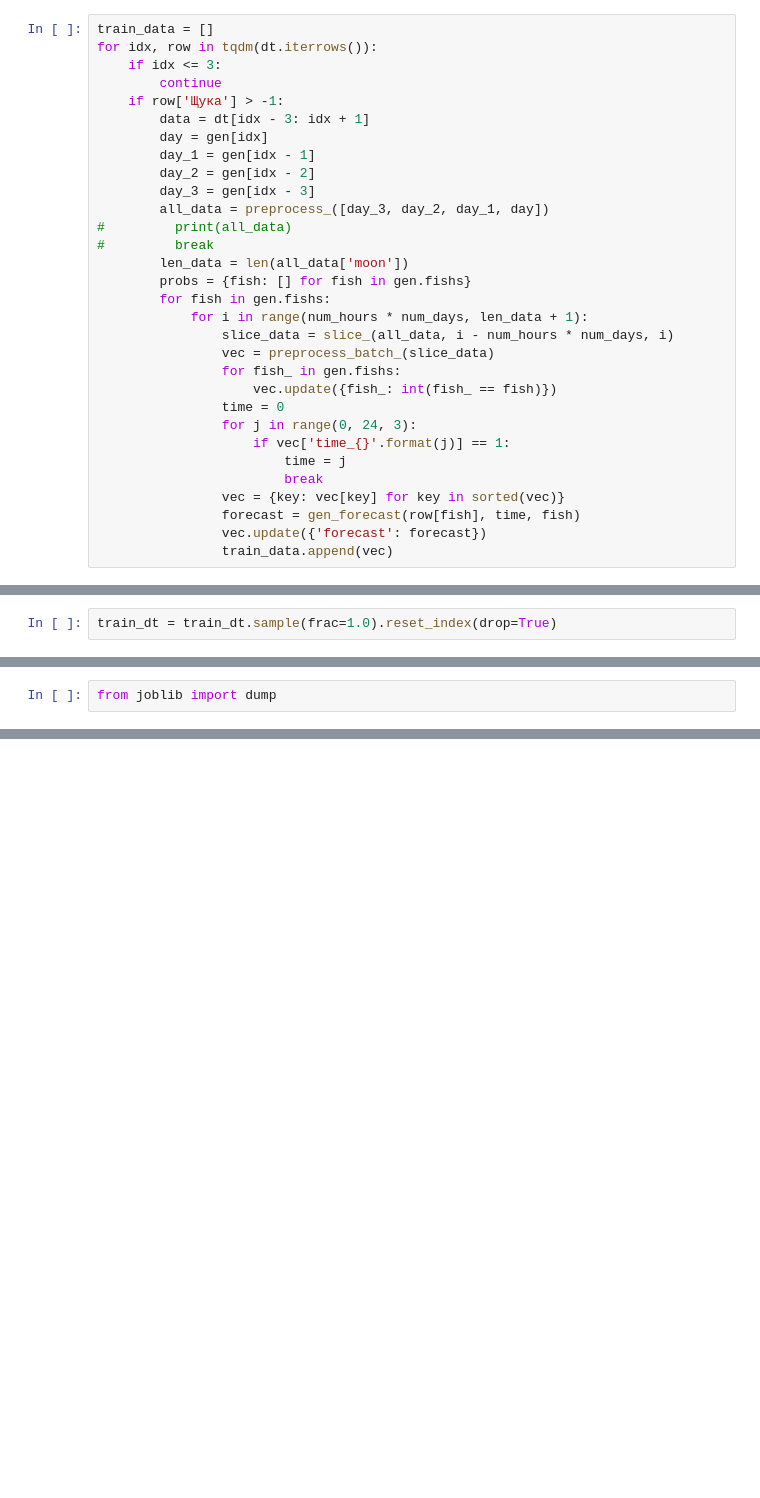
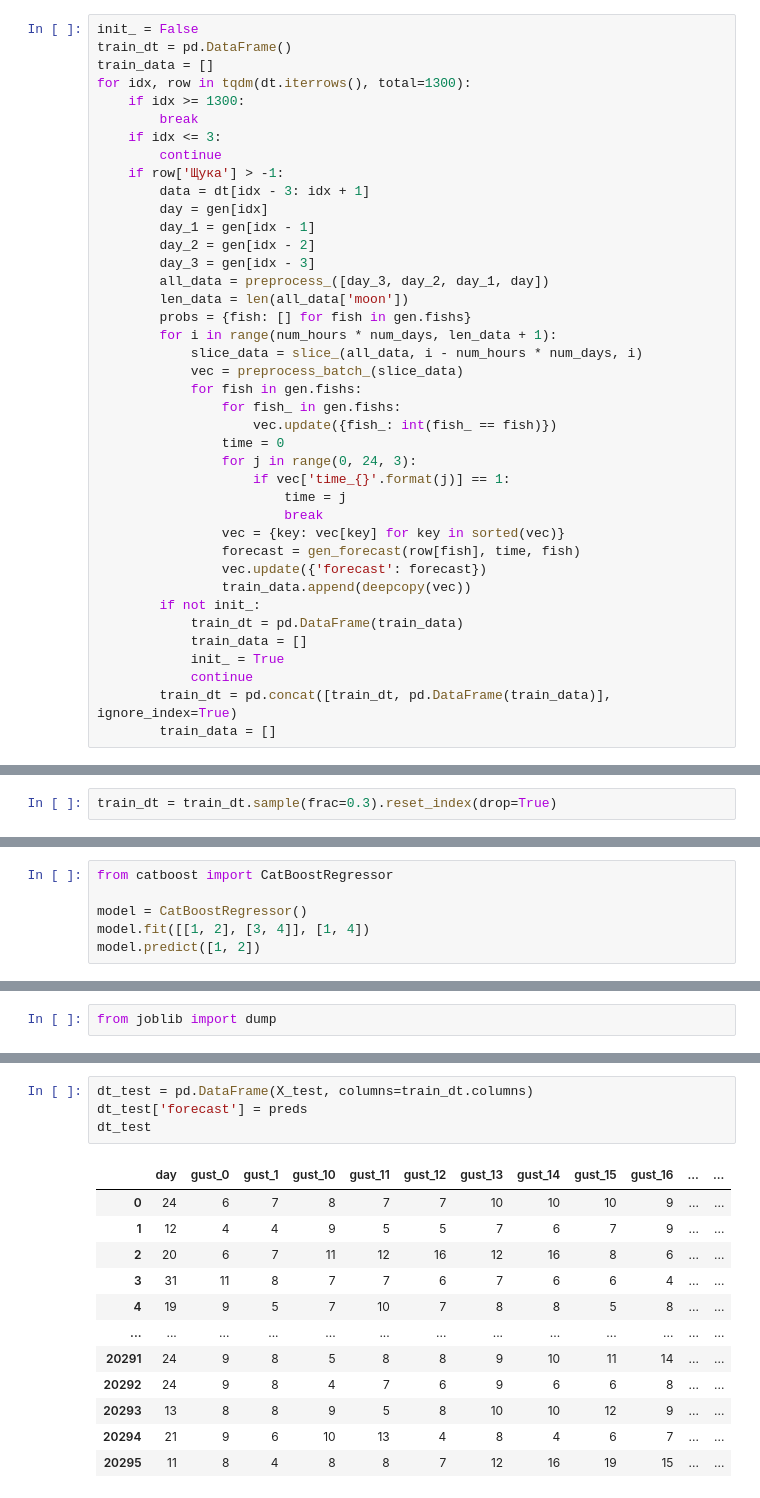
Before and after one commit to tam2511/Fishow-Backend, a Jupyter notebook: spider/utils/day_generator.ipynb, the cells around one changed output, grey strips where cells are left out. Drawn from its saved outputs; the diff is of its cells as text; blank space fills up the shorter version.

```diff
--- a/spider/utils/day_generator.ipynb
+++ b/spider/utils/day_generator.ipynb
@@ -337,8 +361,12 @@ def gen_forecast(forecast, time, fish):
 # %%
 gen = DayGenerator(dt)
 # %%
+init_ = False
+train_dt = pd.DataFrame()
 train_data = []
-for idx, row in tqdm(dt.iterrows()):
+for idx, row in tqdm(dt.iterrows(), total=1300):
+    if idx >= 1300:
+        break
     if idx <= 3:
         continue
     if row['Щука'] > -1:
@@ -348,14 +376,12 @@ for idx, row in tqdm(dt.iterrows()):
         day_2 = gen[idx - 2]
         day_3 = gen[idx - 3]
         all_data = preprocess_([day_3, day_2, day_1, day])
-#         print(all_data)
-#         break
         len_data = len(all_data['moon'])
         probs = {fish: [] for fish in gen.fishs}
-        for fish in gen.fishs:
-            for i in range(num_hours * num_days, len_data + 1):
-                slice_data = slice_(all_data, i - num_hours * num_days, i)
-                vec = preprocess_batch_(slice_data)
+        for i in range(num_hours * num_days, len_data + 1):
+            slice_data = slice_(all_data, i - num_hours * num_days, i)
+            vec = preprocess_batch_(slice_data)
+            for fish in gen.fishs:
                 for fish_ in gen.fishs:
                     vec.update({fish_: int(fish_ == fish)})
                 time = 0
@@ -366,4 +392,11 @@ for idx, row in tqdm(dt.iterrows()):
                 vec = {key: vec[key] for key in sorted(vec)}
                 forecast = gen_forecast(row[fish], time, fish)
                 vec.update({'forecast': forecast})
-                train_data.append(vec)
+                train_data.append(deepcopy(vec))
+        if not init_:
+            train_dt = pd.DataFrame(train_data)
+            train_data = []
+            init_ = True
+            continue
+        train_dt = pd.concat([train_dt, pd.DataFrame(train_data)], ignore_index=True)
+        train_data = []
@@ -389,5 +435,5 @@ train_dt.describe()
 # %%
-train_dt = train_dt.sample(frac=1.0).reset_index(drop=True)
+train_dt = train_dt.sample(frac=0.3).reset_index(drop=True)
 # %%
 y = train_dt['forecast']
 del train_dt['forecast']
@@ -429,3 +458,9 @@ model = CatBoostClassifier()
+# %%
+from catboost import CatBoostRegressor
+
+model = CatBoostRegressor()
+model.fit([[1, 2], [3, 4]], [1, 4])
+model.predict([1, 2])
 # %%
 model.fit(X_train, y_train)
 # %% [output]
@@ -477,0 +523,17 @@ y_train.mean()
+# %%
+dt_test = pd.DataFrame(X_test, columns=train_dt.columns)
+dt_test['forecast'] = preds
+dt_test
+# %% [output]
+|  | day | gust_0 | gust_1 | gust_10 | gust_11 | gust_12 | gust_13 | gust_14 | gust_15 | gust_16 | ... | ... |
+| 0 | 24 | 6 | 7 | 8 | 7 | 7 | 10 | 10 | 10 | 9 | ... | ... |
+| 1 | 12 | 4 | 4 | 9 | 5 | 5 | 7 | 6 | 7 | 9 | ... | ... |
+| 2 | 20 | 6 | 7 | 11 | 12 | 16 | 12 | 16 | 8 | 6 | ... | ... |
+| 3 | 31 | 11 | 8 | 7 | 7 | 6 | 7 | 6 | 6 | 4 | ... | ... |
+| 4 | 19 | 9 | 5 | 7 | 10 | 7 | 8 | 8 | 5 | 8 | ... | ... |
+| ... | ... | ... | ... | ... | ... | ... | ... | ... | ... | ... | ... | ... |
+| 20291 | 24 | 9 | 8 | 5 | 8 | 8 | 9 | 10 | 11 | 14 | ... | ... |
+| 20292 | 24 | 9 | 8 | 4 | 7 | 6 | 9 | 6 | 6 | 8 | ... | ... |
+| 20293 | 13 | 8 | 8 | 9 | 5 | 8 | 10 | 10 | 12 | 9 | ... | ... |
+| 20294 | 21 | 9 | 6 | 10 | 13 | 4 | 8 | 4 | 6 | 7 | ... | ... |
+| 20295 | 11 | 8 | 4 | 8 | 8 | 7 | 12 | 16 | 19 | 15 | ... | ... |
```
Also changed, not shown: parts of 27 cells of this notebook, 3 other files.
